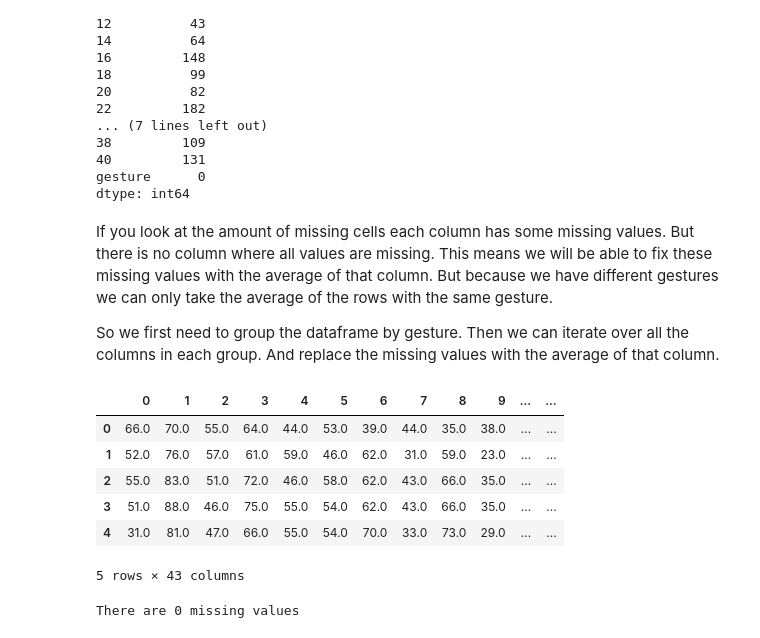
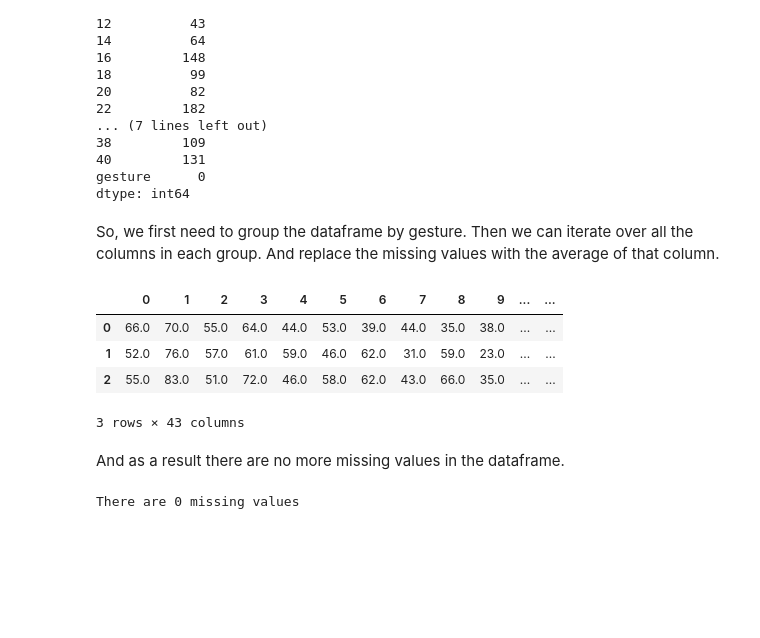
Before and after one commit to dirkzon/gesture-recognition, a Jupyter notebook: Gesture recognition.ipynb, the cells around one changed output. Saved outputs shown, nothing was run; the diff lists cells and outputs as text; code cells hidden in the pictures; blank space fills up the shorter version.

```diff
--- a/Gesture recognition.ipynb
+++ b/Gesture recognition.ipynb
@@ -254,9 +267,7 @@ processed[processed.columns[::2]].isnull().sum()
 gesture      0
 dtype: int64
 # %% [markdown]
-If you look at the amount of missing cells each column has some missing values. But there is no column where all values are missing. This means we will be able to fix these missing values with the average of that column. But because we have different gestures we can only take the average of the rows with the same gesture.
-
-So we first need to group the dataframe by gesture. Then we can iterate over all the columns in each group. And replace the missing values with the average of that column.
+So, we first need to group the dataframe by gesture. Then we can iterate over all the columns in each group. And replace the missing values with the average of that column.
 # %%
 # loop through each of the gesture groups
 for name, group in processed.groupby(["gesture"]):
@@ -266,15 +277,15 @@ for name, group in processed.groupby(["gesture"]):
         form = processed['gesture'] == name
         processed.loc[form, label] = processed.loc[form, label].fillna(int(av))
 # %%
-processed.head(5)
+processed.head(3)
 # %% [output]
 |  | 0 | 1 | 2 | 3 | 4 | 5 | 6 | 7 | 8 | 9 | ... | ... |
 | 0 | 66.0 | 70.0 | 55.0 | 64.0 | 44.0 | 53.0 | 39.0 | 44.0 | 35.0 | 38.0 | ... | ... |
 | 1 | 52.0 | 76.0 | 57.0 | 61.0 | 59.0 | 46.0 | 62.0 | 31.0 | 59.0 | 23.0 | ... | ... |
 | 2 | 55.0 | 83.0 | 51.0 | 72.0 | 46.0 | 58.0 | 62.0 | 43.0 | 66.0 | 35.0 | ... | ... |
-| 3 | 51.0 | 88.0 | 46.0 | 75.0 | 55.0 | 54.0 | 62.0 | 43.0 | 66.0 | 35.0 | ... | ... |
-| 4 | 31.0 | 81.0 | 47.0 | 66.0 | 55.0 | 54.0 | 70.0 | 33.0 | 73.0 | 29.0 | ... | ... |
-5 rows × 43 columns
+3 rows × 43 columns
+# %% [markdown]
+And as a result there are no more missing values in the dataframe.
 # %%
 print('There are {} missing values'.format(processed.isnull().sum().sum()))
 # %% [output]
```
Also changed, not shown: parts of 38 cells of this notebook.
